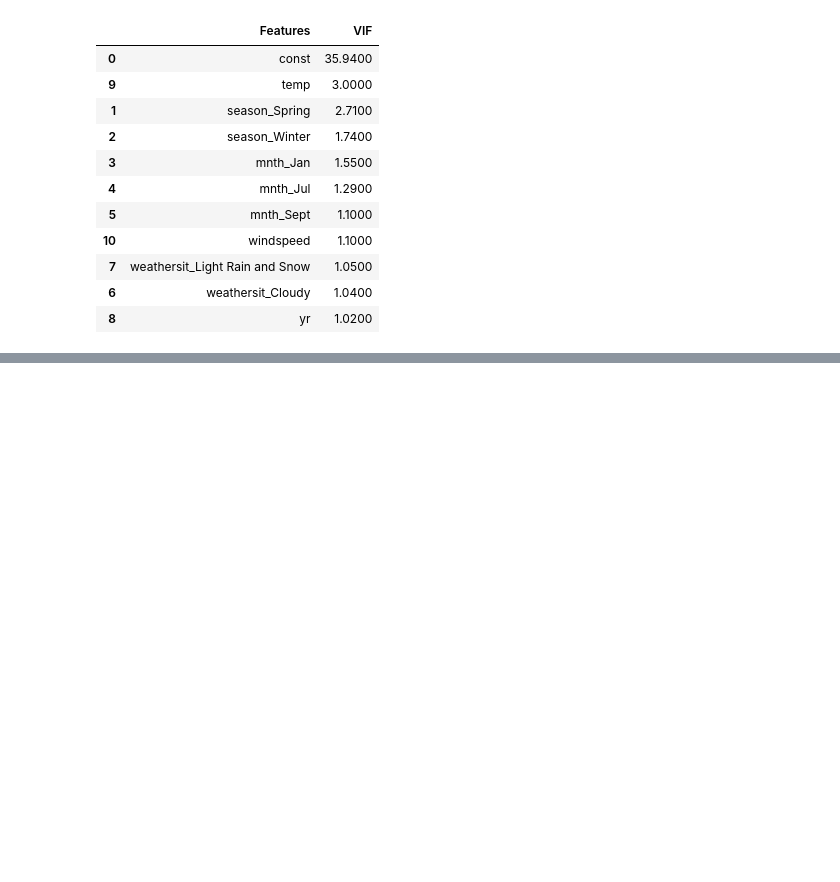
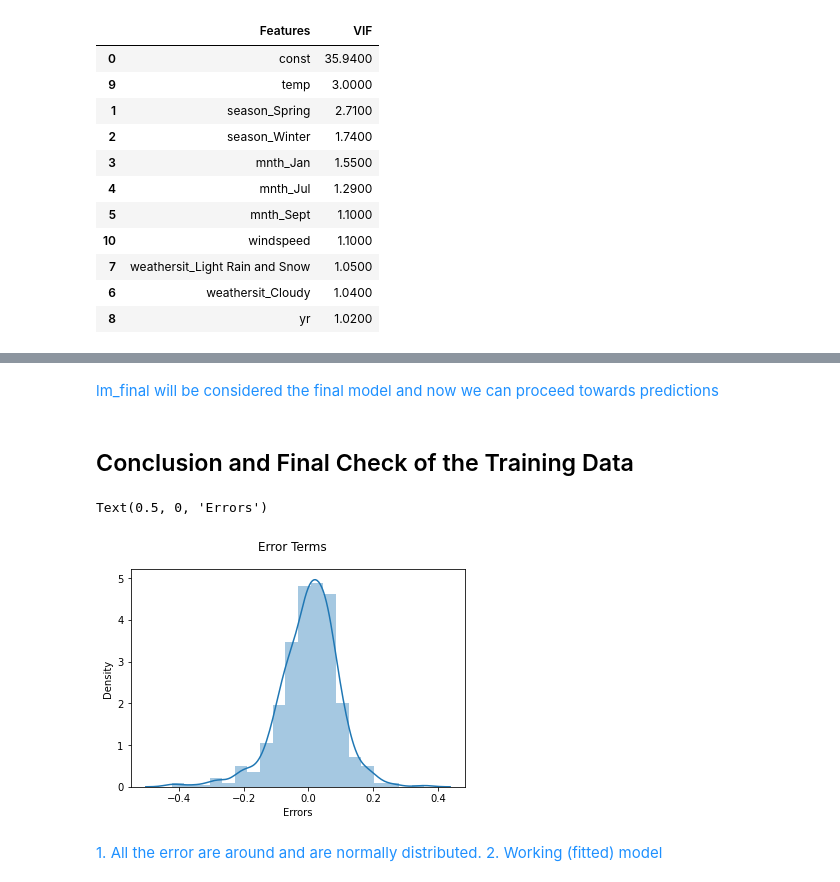
Before and after one commit to taruj/BikeSharing_Assignment, a Jupyter notebook: BikeSharing_Assignment.ipynb, the cells around one changed output, grey strips where cells are left out. Saved outputs shown, nothing was run; the diff lists cells and outputs as text; code cells hidden in the pictures; blank space fills up the shorter version.

```diff
--- a/BikeSharing_Assignment.ipynb
+++ b/BikeSharing_Assignment.ipynb
@@ -702,0 +706,2 @@ vif
+# %%
+X_train_rfe = X_train_rfe.drop(['const'], axis = 1)
@@ -704,0 +732,4 @@ vif
+# %%
+X_train_lm = sm.add_constant(X_train_rfe)
+# %%
+lm_final = sm.OLS(y_train,X_train_lm).fit()
@@ -704,0 +787,18 @@ vif
+# %% [markdown]
+<font color="dodgerblue"> lm_final will be considered the final model and now we can proceed towards predictions
+# %% [markdown]
+## Conclusion and Final Check of the Training Data
+# %%
+y_train_cnt = lm_final.predict(X_train_lm)
+# %%
+fig = plt.figure()
+sns.distplot((y_train - y_train_cnt), bins = 20)
+fig.suptitle('Error Terms')
+plt.xlabel('Errors')
+# %% [output]
+Text(0.5, 0, 'Errors')
+[figure, added]
+# %% [markdown]
+<font color="dodgerblue">
+1. All the error are around and are normally distributed.
+2. Working (fitted) model
```
Also changed, not shown: parts of 35 cells of this notebook.
